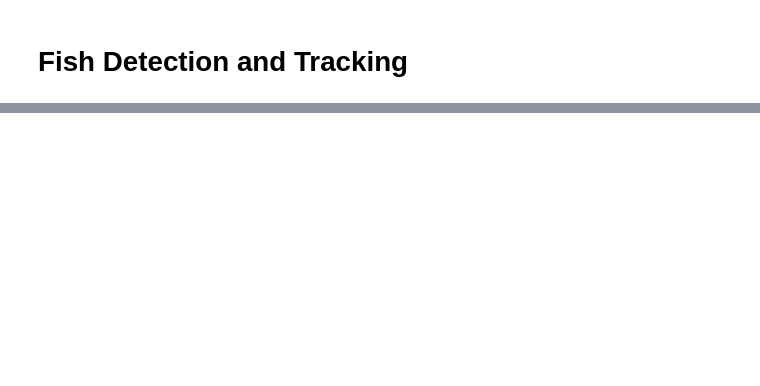
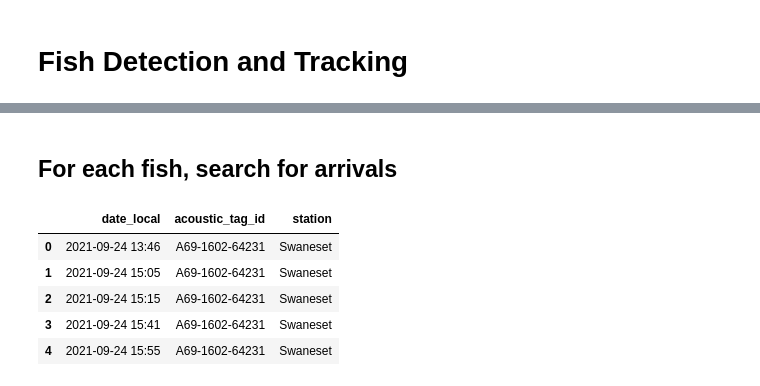
Before and after one commit to stmorgan/whitesturgeonproject, a Jupyter notebook: FishDetection.ipynb, the cells around one changed output, grey strips where cells are left out. Cells and saved outputs as stored; diff of their text form; code cells hidden in the pictures; blank space fills up the shorter version.

```diff
--- a/FishDetection.ipynb
+++ b/FishDetection.ipynb
@@ -30,0 +76,12 @@ array(['A69-1602-64231', 'A69-1602-64232', 'A69-1602-64234',
+# %% [markdown]
+## For each fish, search for arrivals
+# %%
+# Print head of stripped data frame.
+dfs.head()
+# %% [output]
+|  | date_local | acoustic_tag_id | station |
+| 0 | 2021-09-24 13:46 | A69-1602-64231 | Swaneset |
+| 1 | 2021-09-24 15:05 | A69-1602-64231 | Swaneset |
+| 2 | 2021-09-24 15:15 | A69-1602-64231 | Swaneset |
+| 3 | 2021-09-24 15:41 | A69-1602-64231 | Swaneset |
+| 4 | 2021-09-24 15:55 | A69-1602-64231 | Swaneset |
```
Also changed, not shown: parts of 12 cells of this notebook.
